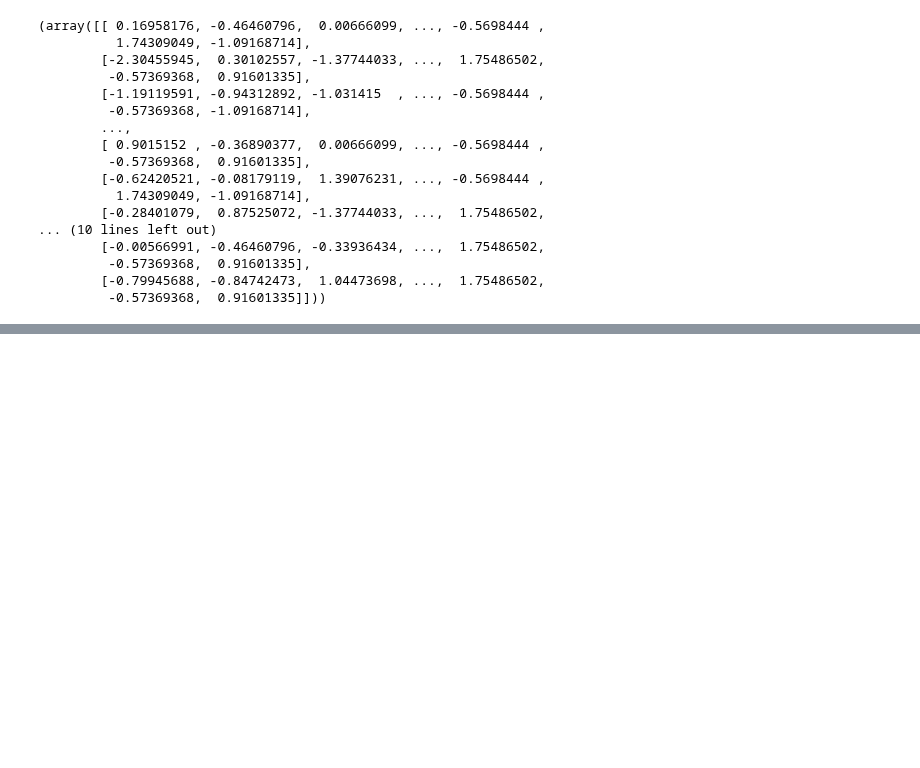
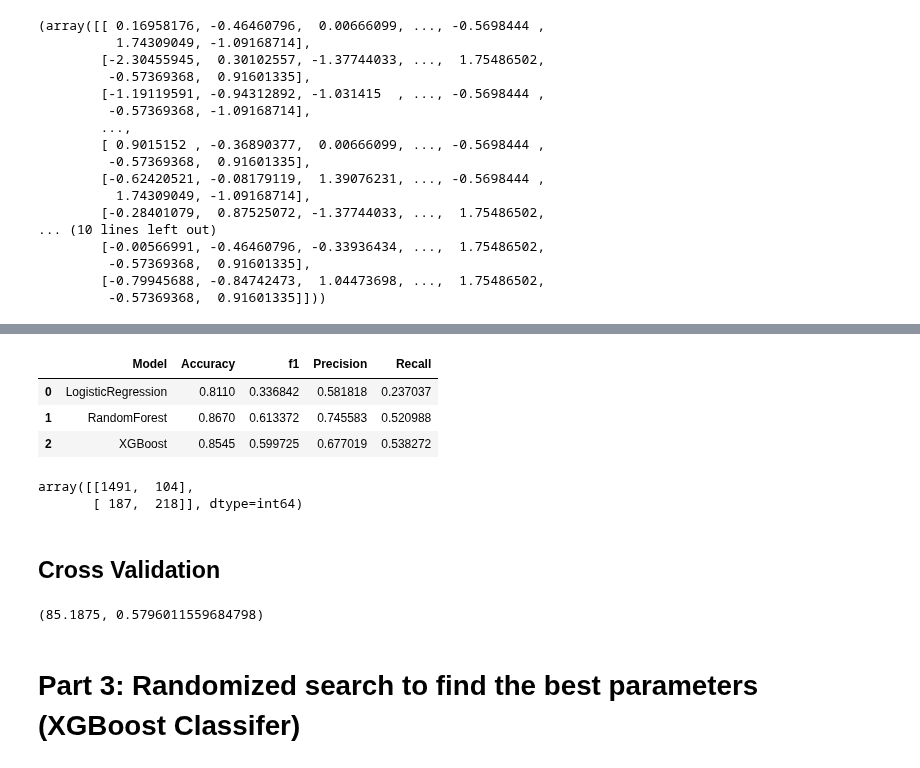
Before and after one commit to Twtamaris/machine_learning, a Jupyter notebook: customer_churn_rate/programe.ipynb, the cells around one changed output, grey strips where cells are left out. Saved outputs shown, nothing was run; the diff lists cells and outputs as text; code cells hidden in the pictures; blank space fills up the shorter version.

```diff
--- a/customer_churn_rate/programe.ipynb
+++ b/customer_churn_rate/programe.ipynb
@@ -300,0 +363,2 @@ x_train, x_test
+# %%
+results_2 = pd.DataFrame(data=[['RandomForest', acc, f1, prec, rec]], columns=['Model', 'Accuracy', 'f1', 'Precision', 'Recall'])
@@ -300,0 +370,2 @@ x_train, x_test
+# %%
+results= results.append(results_2, ignore_index=True)
@@ -300,0 +390,5 @@ x_train, x_test
+# %%
+from xgboost import XGBClassifier
+
+classifier_xgb = XGBClassifier()
+classifier_xgb.fit(x_train, y_train)
@@ -300,0 +407,25 @@ x_train, x_test
+# %%
+y_pred = classifier_xgb.predict(x_test)
+cm = confusion_matrix(y_test, y_pred)
+acc = accuracy_score(y_test,y_pred)
+f1= f1_score(y_test,y_pred)
+conf = confusion_matrix(y_test,y_pred)
+prec = precision_score(y_test,y_pred)
+rec = recall_score(y_test,y_pred)
+# %%
+results_2 = pd.DataFrame(data=[['XGBoost', acc, f1, prec, rec]], columns=['Model', 'Accuracy', 'f1', 'Precision', 'Recall'])
+results = results.append(results_2, ignore_index=True)
+results
+# %% [output]
+|  | Model | Accuracy | f1 | Precision | Recall |
+| 0 | LogisticRegression | 0.8110 | 0.336842 | 0.581818 | 0.237037 |
+| 1 | RandomForest | 0.8670 | 0.613372 | 0.745583 | 0.520988 |
+| 2 | XGBoost | 0.8545 | 0.599725 | 0.677019 | 0.538272 |
+# %%
+cm = confusion_matrix(y_test, y_pred)
+cm
+# %% [output]
+array([[1491,  104],
+       [ 187,  218]], dtype=int64)
+# %% [markdown]
+## Cross Validation
@@ -300,0 +434,6 @@ x_train, x_test
+# %%
+accuracies.mean()*100, accuracies.std()*100
+# %% [output]
+(85.1875, 0.5796011559684798)
+# %% [markdown]
+# Part 3: Randomized search to find the best parameters (XGBoost Classifer)
```
Also changed, not shown: parts of 47 cells of this notebook, 1 other file.
